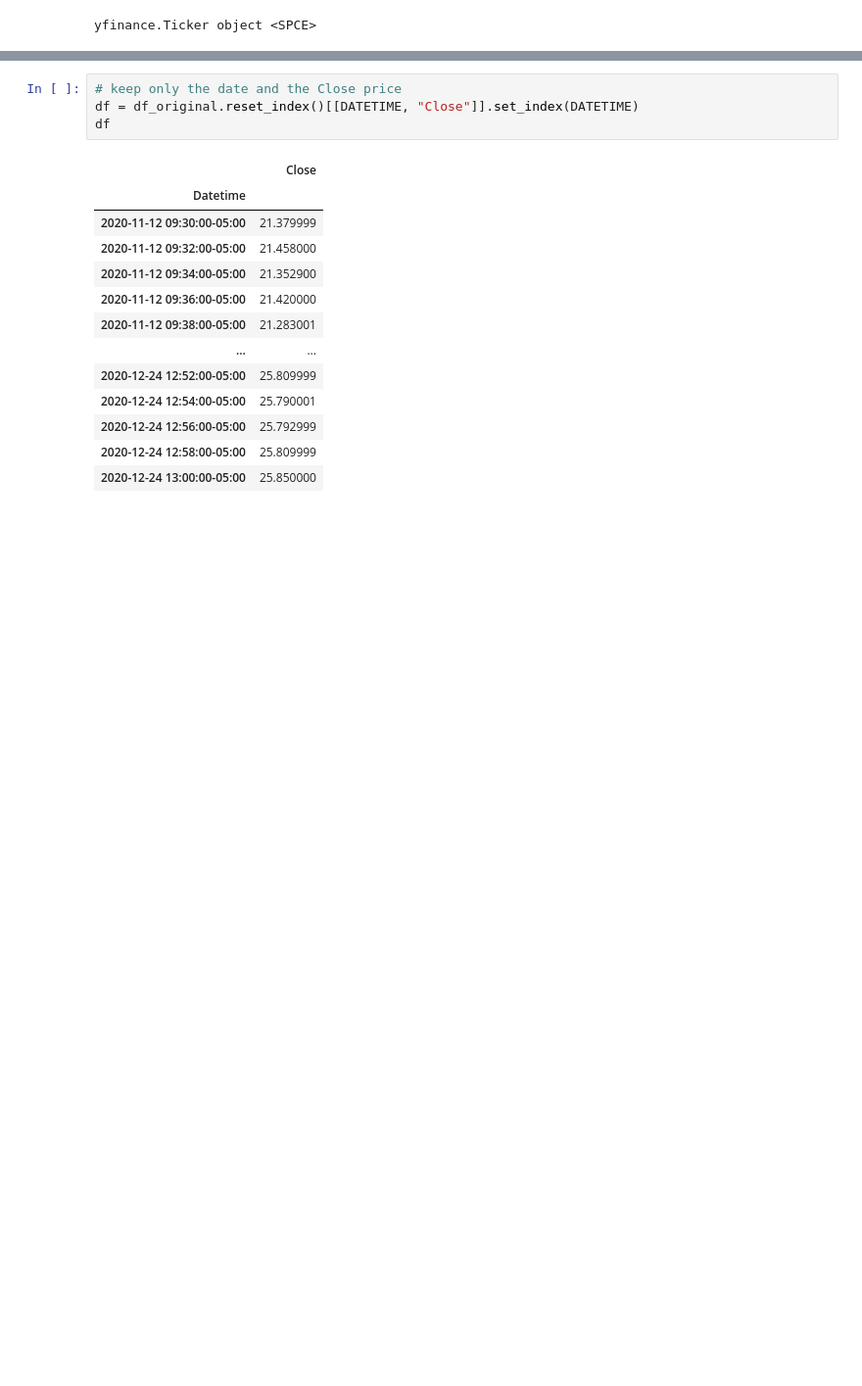
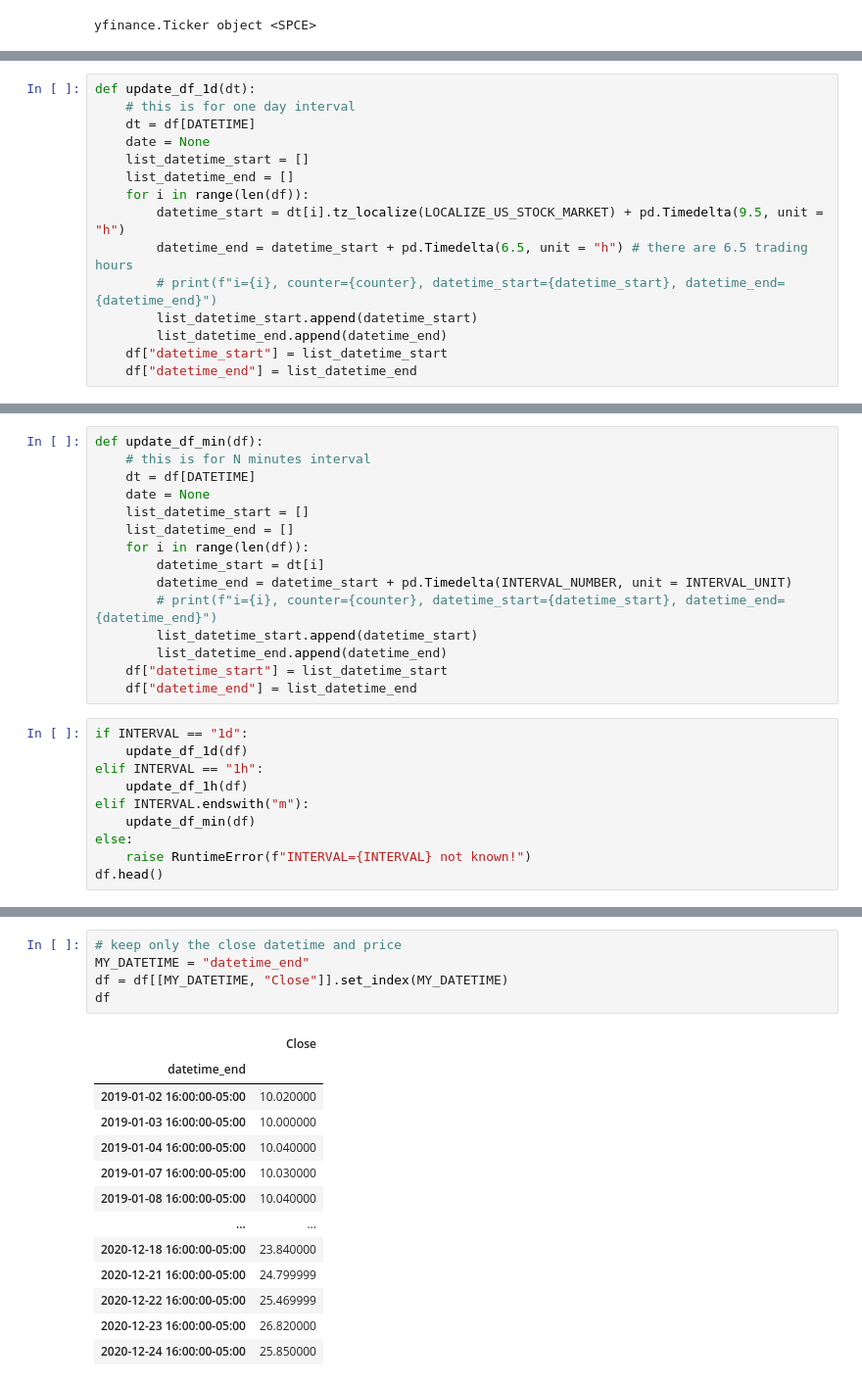
Before and after one commit to abuzatu/time_series, a Jupyter notebook: finance/yahoo_finance.ipynb, the cells around one changed output, grey strips where cells are left out. Shown at 98% size. Drawn from its saved outputs; the diff is of its cells as text; blank space fills up the shorter version.

```diff
--- a/finance/yahoo_finance.ipynb
+++ b/finance/yahoo_finance.ipynb
@@ -74,0 +118,15 @@ df_original.index.tz
+# %%
+def update_df_1d(dt):
+    # this is for one day interval
+    dt = df[DATETIME]
+    date = None
+    list_datetime_start = []
+    list_datetime_end = []
+    for i in range(len(df)):
+        datetime_start = dt[i].tz_localize(LOCALIZE_US_STOCK_MARKET) + pd.Timedelta(9.5, unit = "h")
+        datetime_end = datetime_start + pd.Timedelta(6.5, unit = "h") # there are 6.5 trading hours
+        # print(f"i={i}, counter={counter}, datetime_start={datetime_start}, datetime_end={datetime_end}")
+        list_datetime_start.append(datetime_start)
+        list_datetime_end.append(datetime_end)
+    df["datetime_start"] = list_datetime_start
+    df["datetime_end"] = list_datetime_end
@@ -74,0 +160,25 @@ df_original.index.tz
+# %%
+def update_df_min(df):
+    # this is for N minutes interval
+    dt = df[DATETIME]
+    date = None
+    list_datetime_start = []
+    list_datetime_end = []
+    for i in range(len(df)):
+        datetime_start = dt[i]
+        datetime_end = datetime_start + pd.Timedelta(INTERVAL_NUMBER, unit = INTERVAL_UNIT)
+        # print(f"i={i}, counter={counter}, datetime_start={datetime_start}, datetime_end={datetime_end}")
+        list_datetime_start.append(datetime_start)
+        list_datetime_end.append(datetime_end)
+    df["datetime_start"] = list_datetime_start
+    df["datetime_end"] = list_datetime_end
+# %%
+if INTERVAL == "1d":
+    update_df_1d(df)
+elif INTERVAL == "1h":
+    update_df_1h(df)
+elif INTERVAL.endswith("m"):
+    update_df_min(df)
+else:
+    raise RuntimeError(f"INTERVAL={INTERVAL} not known!")
+df.head()
@@ -75,18 +200,19 @@ df_original.index.tz
 # %%
-# keep only the date and the Close price
-df = df_original.reset_index()[[DATETIME, "Close"]].set_index(DATETIME)
+# keep only the close datetime and price
+MY_DATETIME = "datetime_end"
+df = df[[MY_DATETIME, "Close"]].set_index(MY_DATETIME)
 df
 # %% [output]
 |  | Close |
-| Datetime |  |
-| 2020-11-12 09:30:00-05:00 | 21.379999 |
-| 2020-11-12 09:32:00-05:00 | 21.458000 |
-| 2020-11-12 09:34:00-05:00 | 21.352900 |
-| 2020-11-12 09:36:00-05:00 | 21.420000 |
-| 2020-11-12 09:38:00-05:00 | 21.283001 |
+| datetime_end |  |
+| 2019-01-02 16:00:00-05:00 | 10.020000 |
+| 2019-01-03 16:00:00-05:00 | 10.000000 |
+| 2019-01-04 16:00:00-05:00 | 10.040000 |
+| 2019-01-07 16:00:00-05:00 | 10.030000 |
+| 2019-01-08 16:00:00-05:00 | 10.040000 |
 | ... | ... |
-| 2020-12-24 12:52:00-05:00 | 25.809999 |
-| 2020-12-24 12:54:00-05:00 | 25.790001 |
-| 2020-12-24 12:56:00-05:00 | 25.792999 |
-| 2020-12-24 12:58:00-05:00 | 25.809999 |
-| 2020-12-24 13:00:00-05:00 | 25.850000 |
+| 2020-12-18 16:00:00-05:00 | 23.840000 |
+| 2020-12-21 16:00:00-05:00 | 24.799999 |
+| 2020-12-22 16:00:00-05:00 | 25.469999 |
+| 2020-12-23 16:00:00-05:00 | 26.820000 |
+| 2020-12-24 16:00:00-05:00 | 25.850000 |
```
Also changed, not shown: parts of 24 cells of this notebook, 1 other file.
